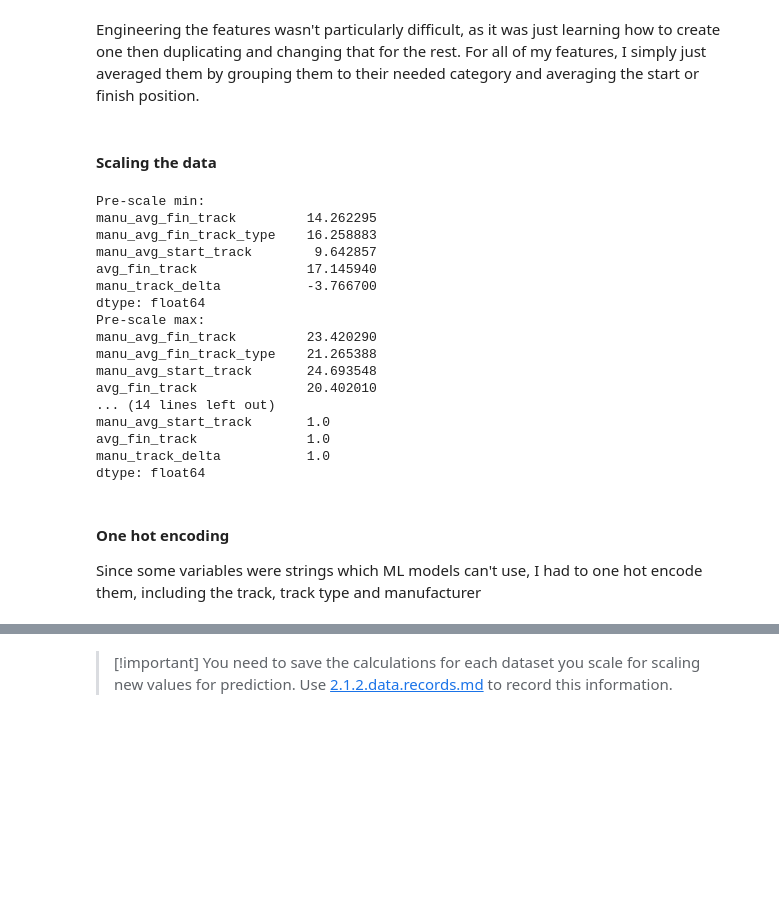
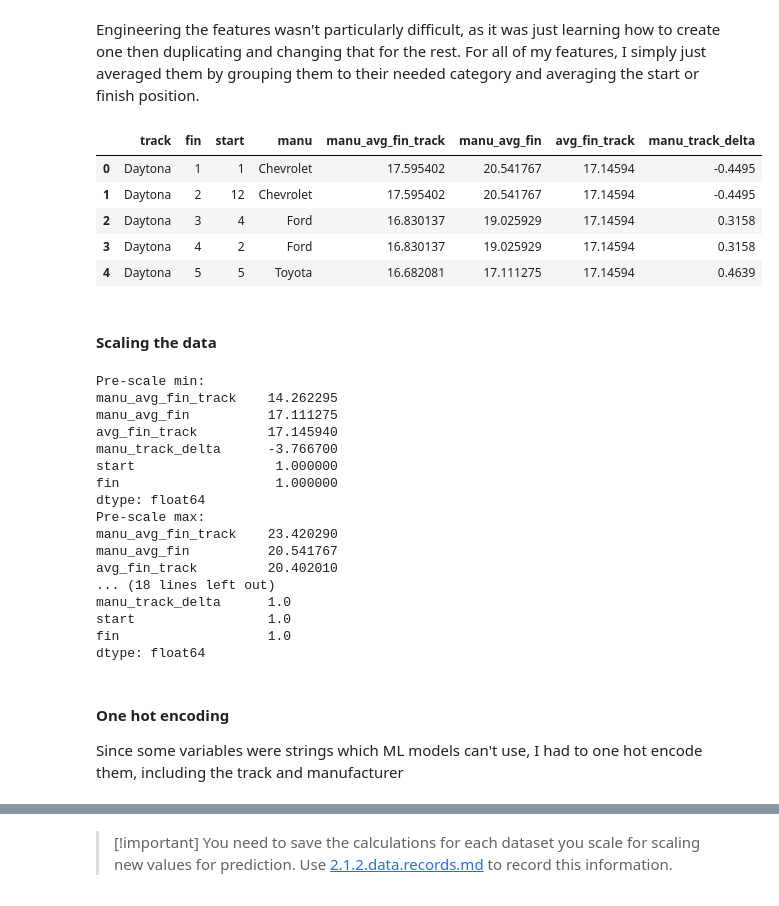
Before and after one commit to TempeHS/2026SE_MLOPSTask_Kevin.T, a Jupyter notebook: 2.Model_Development/2.1.Data_Wrangling/2.1.2.data_wrangling_feature_engineering.ipynb, the cells around one changed output, grey strips where cells are left out. Cells and saved outputs as stored; diff of their text form; code cells hidden in the pictures; blank space fills up the shorter version.

```diff
--- a/2.Model_Development/2.1.Data_Wrangling/2.1.2.data_wrangling_feature_engineering.ipynb
+++ b/2.Model_Development/2.1.Data_Wrangling/2.1.2.data_wrangling_feature_engineering.ipynb
@@ -80,53 +77,57 @@ Engineering the features wasn't particularly difficult, as it was just learning
 # %%
 # Calculate averages and merge them back into the csv
 manu_avg_fin_track = (
     data_frame.groupby(["manu", "track"], as_index=False)
     .agg(manu_avg_fin_track=("fin", "mean"))
     .sort_values(["manu", "track"])
 )
 
-manu_avg_fin_track_type = (
-    data_frame.groupby(["manu", "track_type"], as_index=False)
-    .agg(manu_avg_fin_track_type=("fin", "mean"))
-    .sort_values(["manu", "track_type"])
-)
-
-manu_avg_start_track = (
-    data_frame.groupby(["manu", "track"], as_index=False)
-    .agg(manu_avg_start_track=("start", "mean"))
-    .sort_values(["manu", "track"])
+manu_avg_fin = (
+    data_frame.groupby(["manu"], as_index=False)
+    .agg(manu_avg_fin=("fin", "mean"))
+    .sort_values(["manu"])
 )
 
 avg_fin_track = (
     data_frame.groupby(["track"], as_index=False)
     .agg(avg_fin_track=("fin", "mean"))
 )
 
 # merge it all into 1
 feature_engineered = (
     clean_dataframe
     .merge(manu_avg_fin_track, on=["manu", "track"], how="left")
-    .merge(manu_avg_fin_track_type, on=["manu", "track_type"], how="left")
-    .merge(manu_avg_start_track, on=["manu", "track"], how="left")
+    .merge(manu_avg_fin, on=["manu"], how="left")
     .merge(avg_fin_track, on=["track"], how="left")
 )
 
 # manufacturer delta at track (higher = above average)
 feature_engineered["manu_track_delta"] = (
     feature_engineered["avg_fin_track"] - feature_engineered["manu_avg_fin_track"]
 ).round(4)
+
+feature_engineered.head()
+# %% [output]
+|  | track | fin | start | manu | manu_avg_fin_track | manu_avg_fin | avg_fin_track | manu_track_delta |
+| 0 | Daytona | 1 | 1 | Chevrolet | 17.595402 | 20.541767 | 17.14594 | -0.4495 |
+| 1 | Daytona | 2 | 12 | Chevrolet | 17.595402 | 20.541767 | 17.14594 | -0.4495 |
+| 2 | Daytona | 3 | 4 | Ford | 16.830137 | 19.025929 | 17.14594 | 0.3158 |
+| 3 | Daytona | 4 | 2 | Ford | 16.830137 | 19.025929 | 17.14594 | 0.3158 |
+| 4 | Daytona | 5 | 5 | Toyota | 16.682081 | 17.111275 | 17.14594 | 0.4639 |
 # %% [markdown]
 #### Scaling the data
 # %%
 from sklearn.preprocessing import MinMaxScaler
 import numpy as np
 
+# manu_avg_fin_track, manu_avg_fin, avg_fin_track, manu_track_delta
 features = [
     "manu_avg_fin_track",
-    "manu_avg_fin_track_type",
-    "manu_avg_start_track",
+    "manu_avg_fin",
     "avg_fin_track",
-    "manu_track_delta"
+    "manu_track_delta",
+    "start",
+    "fin"
 ]
 
 # capture pre-scale stats first
@@ -147,23 +148,23 @@ print(f"Post-scale min:\n{post_min}")
 print(f"Post-scale max:\n{post_max}")
 # %% [output]
 Pre-scale min:
-manu_avg_fin_track         14.262295
-manu_avg_fin_track_type    16.258883
-manu_avg_start_track        9.642857
-avg_fin_track              17.145940
-manu_track_delta           -3.766700
+manu_avg_fin_track    14.262295
+manu_avg_fin          17.111275
+avg_fin_track         17.145940
+manu_track_delta      -3.766700
+start                  1.000000
+fin                    1.000000
 dtype: float64
 Pre-scale max:
-manu_avg_fin_track         23.420290
-manu_avg_fin_track_type    21.265388
-manu_avg_start_track       24.693548
-avg_fin_track              20.402010
-... (14 lines left out)
-manu_avg_start_track       1.0
-avg_fin_track              1.0
-manu_track_delta           1.0
+manu_avg_fin_track    23.420290
+manu_avg_fin          20.541767
+avg_fin_track         20.402010
+... (18 lines left out)
+manu_track_delta      1.0
+start                 1.0
+fin                   1.0
 dtype: float64
 # %% [markdown]
 #### One hot encoding
-Since some variables were strings which ML models can't use, I had to one hot encode them, including the track, track type and manufacturer
+Since some variables were strings which ML models can't use, I had to one hot encode them, including the track and manufacturer
 # %%
```
Also changed, not shown: parts of 5 cells of this notebook, 45 other files.
